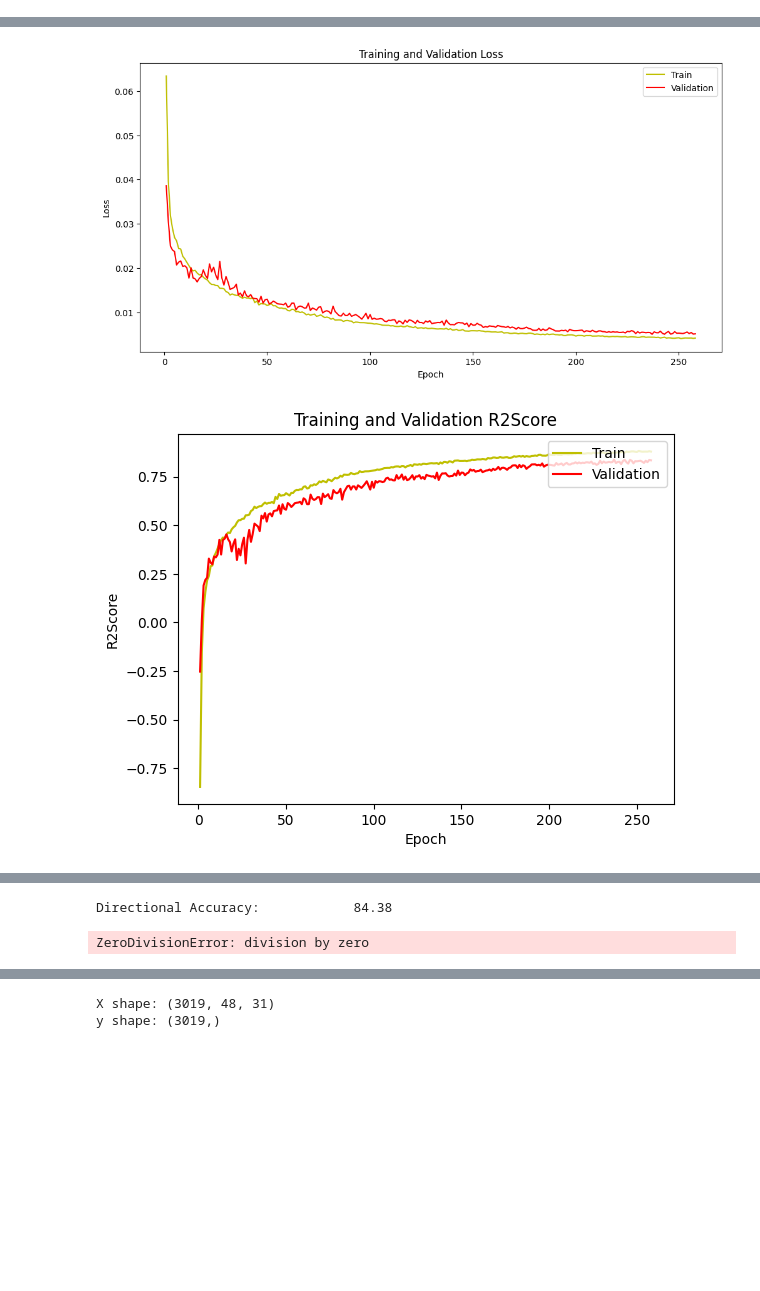
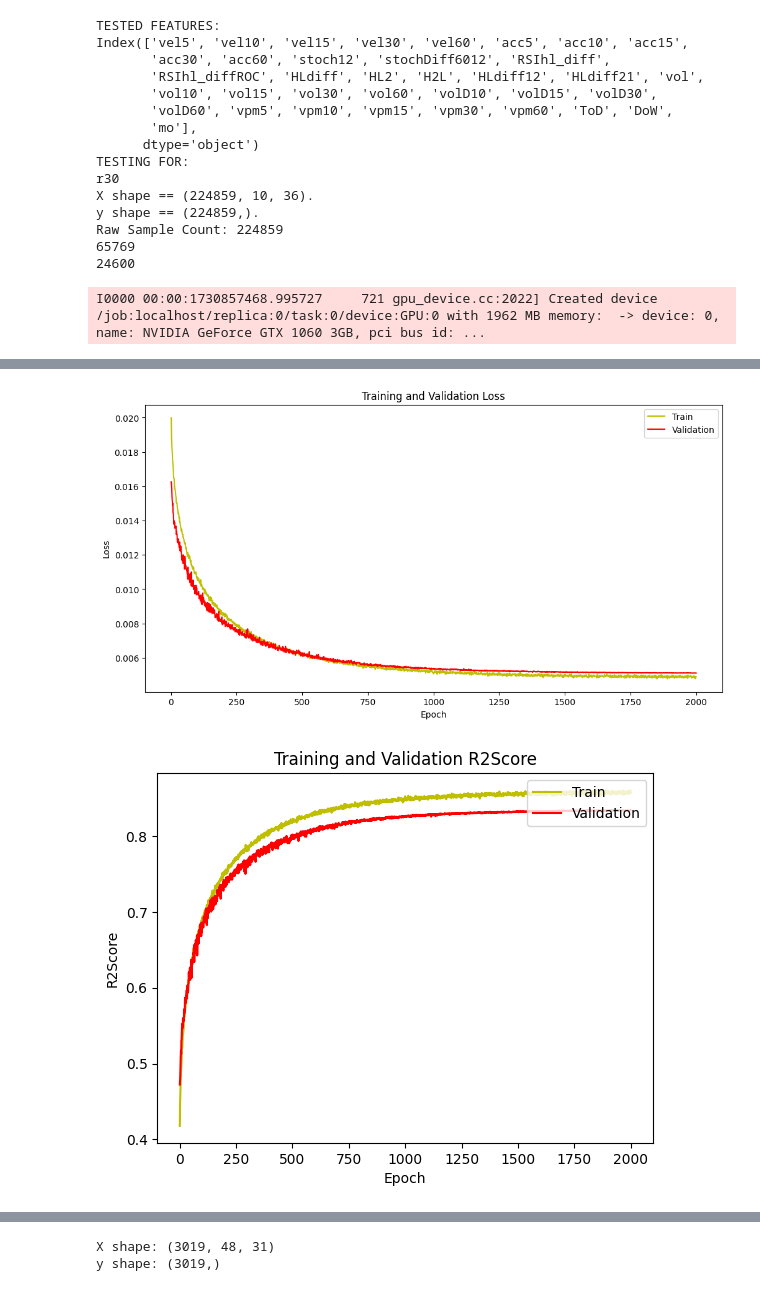
Before and after one commit to Logan-Kelsch/-ES-NN-test1, a Jupyter notebook: NN/NN_V4.0/LSTM_train.ipynb, the cells around one changed output, grey strips where cells are left out. Cells and saved outputs as stored; diff of their text form; code cells hidden in the pictures; blank space fills up the shorter version.

Commit message:
said large test complete, something is slightly different, will try skew train

```diff
--- a/NN/NN_V4.0/LSTM_train.ipynb
+++ b/NN/NN_V4.0/LSTM_train.ipynb
@@ -216,7 +216,7 @@ def load_model():
     #loaded_model = tf.keras.models.load_model('tupleTrain.keras', custom_objects={'custom_loss':custom_loss})
     loaded_model = tf.keras.models.load_model('r30_10s_LSTM_skew2.keras')
     loaded_model.compile(optimizer=opt4,
-                         loss=skew_loss
+                         loss='mse'
                          , metrics=['R2Score','root_mean_squared_error'])
     return loaded_model
 
@@ -229,6 +229,7 @@ early_stopping = EarlyStopping(monitor='val_loss', patience=102, mode='min', res
 cmp = 'C'
 if tf.config.list_physical_devices('GPU'):
     cmp = 'G'
+    pass
 with tf.device('/'+cmp+'PU:0'):
     print('Running on: '+cmp+'PU\n')
     model = build_LSTM_model()
@@ -344,0 +336,16 @@ Epoch 258/1000
+TESTED FEATURES:
+Index(['vel5', 'vel10', 'vel15', 'vel30', 'vel60', 'acc5', 'acc10', 'acc15',
+       'acc30', 'acc60', 'stoch12', 'stochDiff6012', 'RSIhl_diff',
+       'RSIhl_diffROC', 'HLdiff', 'HL2', 'H2L', 'HLdiff12', 'HLdiff21', 'vol',
+       'vol10', 'vol15', 'vol30', 'vol60', 'volD10', 'volD15', 'volD30',
+       'volD60', 'vpm5', 'vpm10', 'vpm15', 'vpm30', 'vpm60', 'ToD', 'DoW',
+       'mo'],
+      dtype='object')
+TESTING FOR:
+r30
+X shape == (224859, 10, 36).
+y shape == (224859,).
+Raw Sample Count: 224859
+65769
+24600
+I0000 00:00:1730857468.995727     721 gpu_device.cc:2022] Created device /job:localhost/replica:0/task:0/device:GPU:0 with 1962 MB memory:  -> device: 0, name: NVIDIA GeForce GTX 1060 3GB, pci bus id: ...
@@ -345,2 +369,2 @@ Epoch 258/1000
-[figure, old version]
+[figure, new version]
-[figure, old version]
+[figure, new version]
@@ -350,2 +373,0 @@ Epoch 258/1000
-Directional Accuracy:            84.38
-ZeroDivisionError: division by zero
```
Also changed, not shown: parts of 2 cells of this notebook, 2 other files.
